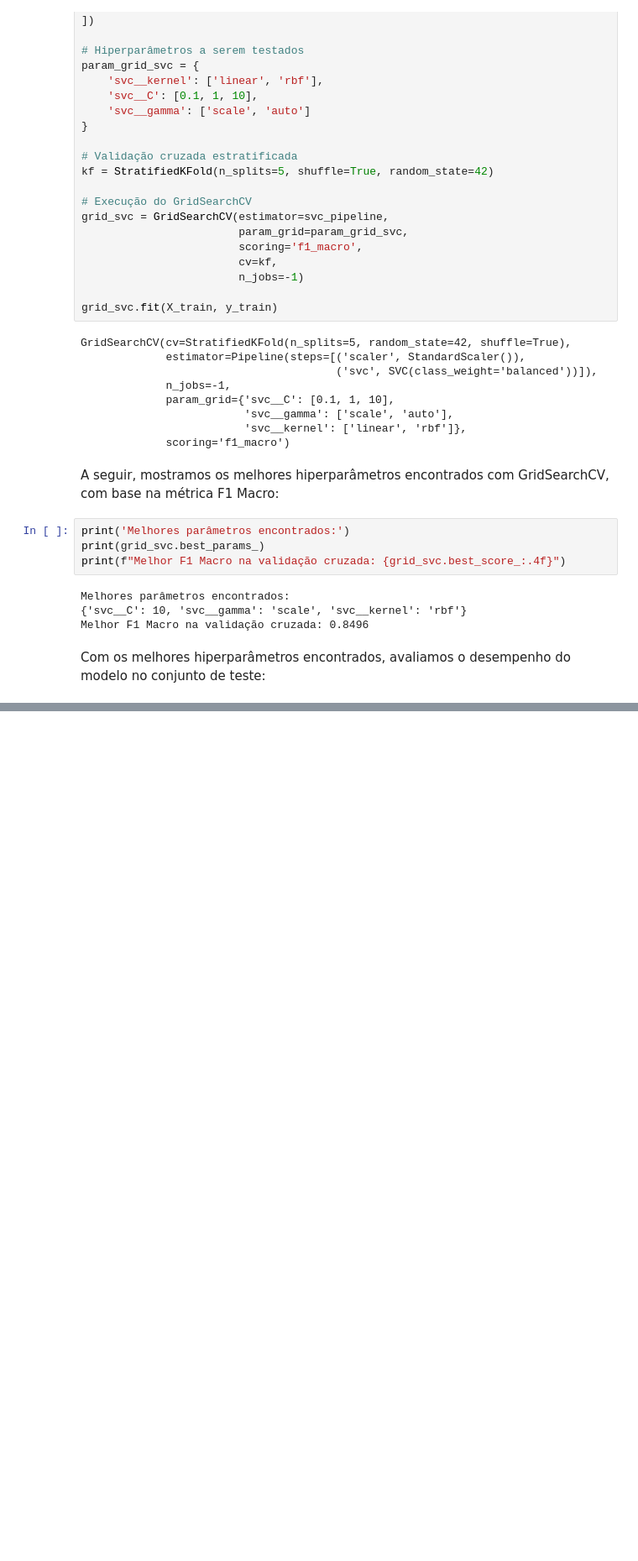
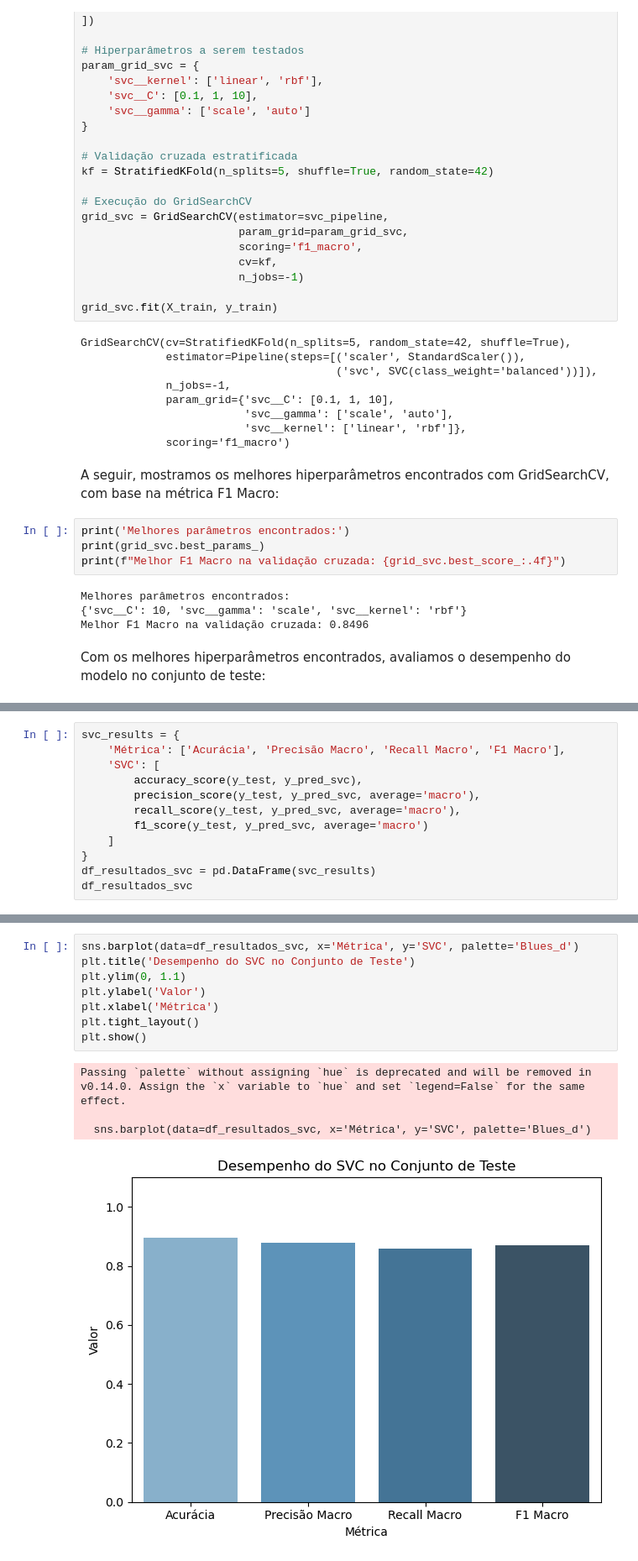
Before and after one commit to Jotape003/Trabalho-ML, a Jupyter notebook: phishingData.ipynb, the cells around one changed output, grey strips where cells are left out. Shown: that part at 84% size. Saved outputs shown, nothing was run; the diff lists cells and outputs as text; blank space fills up the shorter version.

Commit message:
resume and plot model performance

```diff
--- a/phishingData.ipynb
+++ b/phishingData.ipynb
@@ -806,0 +820,12 @@ print(classification_report(y_test, y_pred_svc))
+# %%
+svc_results = {
+    'Métrica': ['Acurácia', 'Precisão Macro', 'Recall Macro', 'F1 Macro'],
+    'SVC': [
+        accuracy_score(y_test, y_pred_svc),
+        precision_score(y_test, y_pred_svc, average='macro'),
+        recall_score(y_test, y_pred_svc, average='macro'),
+        f1_score(y_test, y_pred_svc, average='macro')
+    ]
+}
+df_resultados_svc = pd.DataFrame(svc_results)
+df_resultados_svc
@@ -806,0 +840,13 @@ print(classification_report(y_test, y_pred_svc))
+# %%
+sns.barplot(data=df_resultados_svc, x='Métrica', y='SVC', palette='Blues_d')
+plt.title('Desempenho do SVC no Conjunto de Teste')
+plt.ylim(0, 1.1)
+plt.ylabel('Valor')
+plt.xlabel('Métrica')
+plt.tight_layout()
+plt.show()
+# %% [output]
+Passing `palette` without assigning `hue` is deprecated and will be removed in v0.14.0. Assign the `x` variable to `hue` and set `legend=False` for the same effect.
+
+  sns.barplot(data=df_resultados_svc, x='Métrica', y='SVC', palette='Blues_d')
+[figure, added]
```
Also changed, not shown: parts of 4 cells of this notebook.
